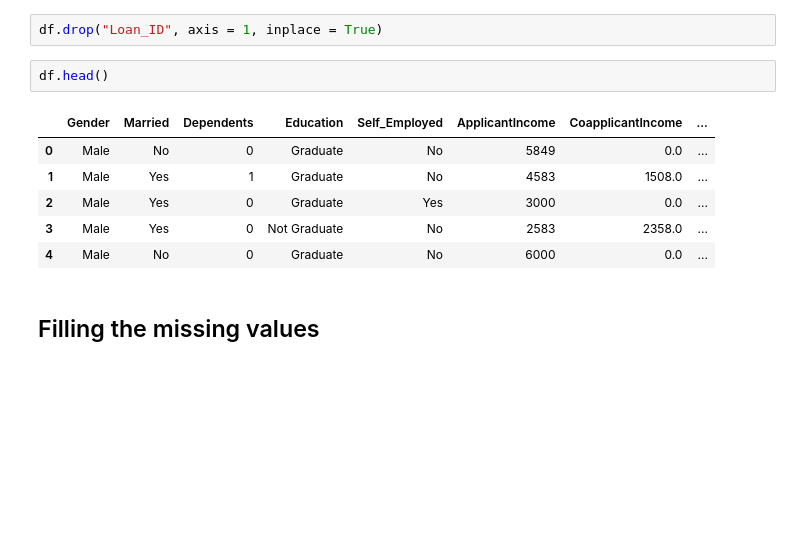
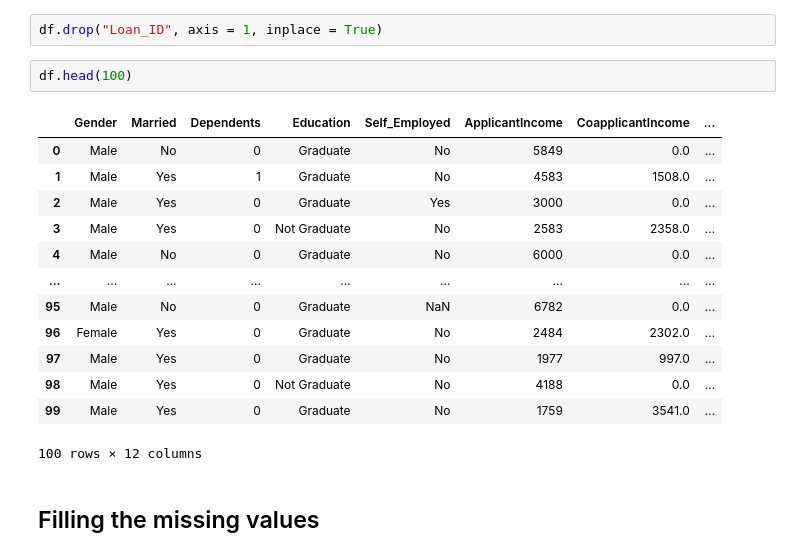
Before and after one commit to siddhu-1002/LoanEligibilityPrediction, a Jupyter notebook: LoanEligibilityPrediction.ipynb, the cells around one changed output. Drawn from its saved outputs; the diff is of its cells as text; blank space fills up the shorter version.

```diff
--- a/LoanEligibilityPrediction.ipynb
+++ b/LoanEligibilityPrediction.ipynb
@@ -79,14 +93,21 @@ dtype: int64
 # %%
 df.drop("Loan_ID", axis = 1, inplace = True)
 # %%
-df.head()
+df.head(100)
 # %% [output]
 |  | Gender | Married | Dependents | Education | Self_Employed | ApplicantIncome | CoapplicantIncome | ... |
 | 0 | Male | No | 0 | Graduate | No | 5849 | 0.0 | ... |
 | 1 | Male | Yes | 1 | Graduate | No | 4583 | 1508.0 | ... |
 | 2 | Male | Yes | 0 | Graduate | Yes | 3000 | 0.0 | ... |
 | 3 | Male | Yes | 0 | Not Graduate | No | 2583 | 2358.0 | ... |
 | 4 | Male | No | 0 | Graduate | No | 6000 | 0.0 | ... |
+| ... | ... | ... | ... | ... | ... | ... | ... | ... |
+| 95 | Male | No | 0 | Graduate | NaN | 6782 | 0.0 | ... |
+| 96 | Female | Yes | 0 | Graduate | No | 2484 | 2302.0 | ... |
+| 97 | Male | Yes | 0 | Graduate | No | 1977 | 997.0 | ... |
+| 98 | Male | Yes | 0 | Not Graduate | No | 4188 | 0.0 | ... |
+| 99 | Male | Yes | 0 | Graduate | No | 1759 | 3541.0 | ... |
+100 rows × 12 columns
 # %% [markdown]
 ## Filling the missing values
 # %%
```
Also changed, not shown: parts of 75 cells of this notebook, 4 other files.
